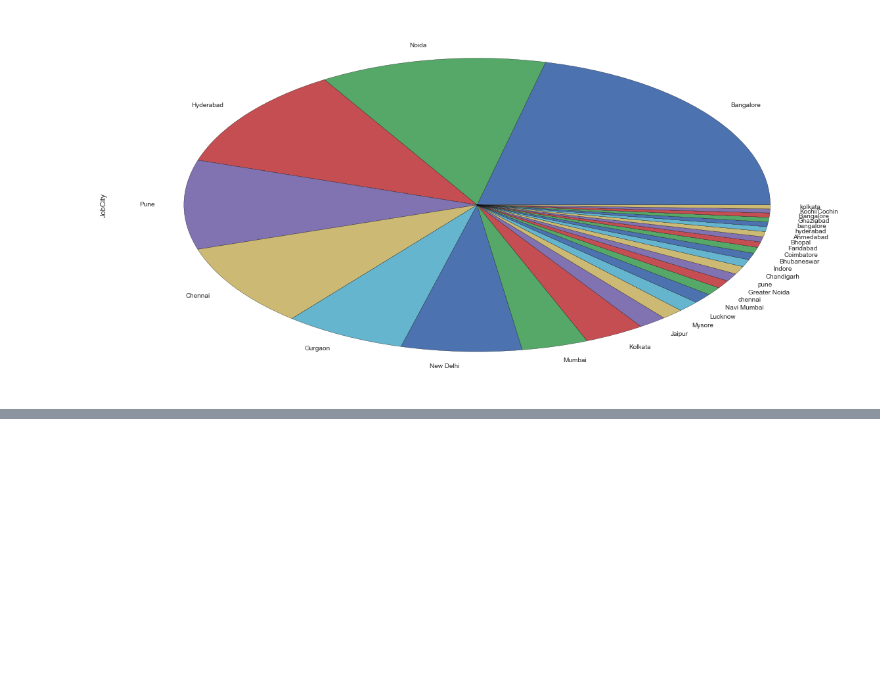
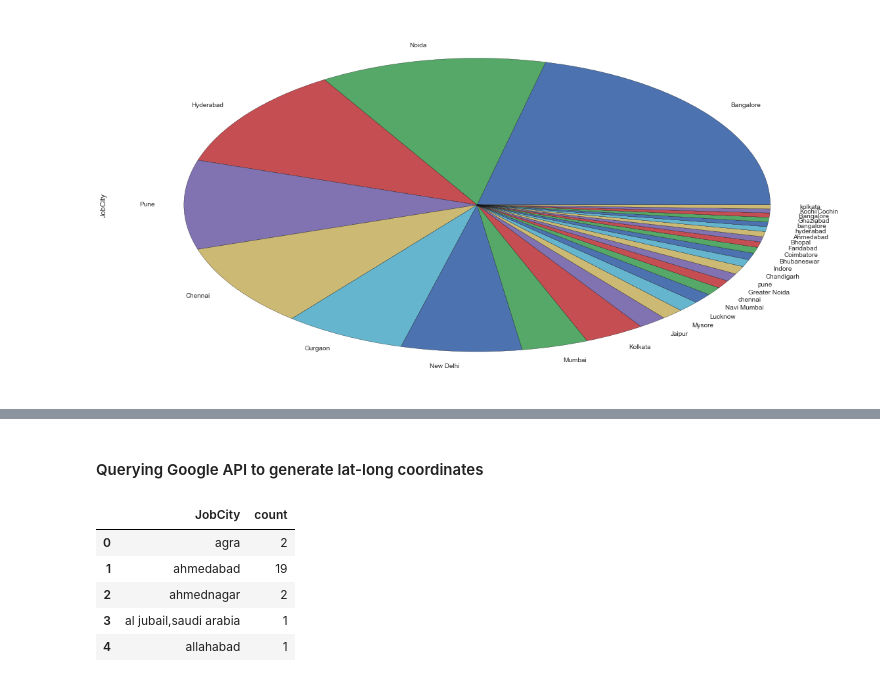
Before and after one commit to TeamExtrapolate/extrapolate, a Jupyter notebook: Analysis/IKDD Dataset/Check.ipynb, the cells around one changed output, grey strips where cells are left out. Saved outputs shown, nothing was run; the diff lists cells and outputs as text; code cells hidden in the pictures; blank space fills up the shorter version.

```diff
--- a/Analysis/IKDD Dataset/Check.ipynb
+++ b/Analysis/IKDD Dataset/Check.ipynb
@@ -194,0 +199,41 @@ job_cities.plot(kind='pie')
+# %%
+data.JobCity = data.JobCity.str.replace('banglore','bangalore')
+data.JobCity = data.JobCity.str.replace('delhi','new delhi')
+data.JobCity = data.JobCity.str.replace('new dehli','new delhi')
+data.JobCity = data.JobCity.str.replace('new delhi/ncr','new delhi')
+data.JobCity = data.JobCity.str.replace('ncr','new delhi')
+data.JobCity = data.JobCity.str.replace('navi mumbai','mumbai')
+data.JobCity = data.JobCity.str.replace('mumbai , hyderabad','mumbai')
+data.JobCity = data.JobCity.str.replace('new new delhi','new delhi')
+data.JobCity = data.JobCity.str.replace('asifabadbangalore','bangalore')
+data.JobCity = data.JobCity.str.replace('bengaluru','bangalore')
+data.JobCity = data.JobCity.str.replace('greater noida','noida')
+data.JobCity = data.JobCity.str.replace('nouda','noida')
+data.JobCity = data.JobCity.str.replace('banagalore','bangalore')
+data.JobCity = data.JobCity.str.replace('banaglore','bangalore')
+data.JobCity = data.JobCity.str.replace('a-64,sec-64,noida','noida')
+data.JobCity = data.JobCity.str.replace('technopark, trivandrum','trivandrum')
+data.JobCity = data.JobCity.str.replace('vizag','visakhapatnam')
+data.JobCity = data.JobCity.str.replace('vsakhapttnam','visakhapatnam')
+data.JobCity = data.JobCity.str.replace('thiruvananthapuram','trivandrum')
+data.JobCity = data.JobCity.str.replace('ambala city','ambala')
+data.JobCity = data.JobCity.str.replace('kudankulam ,tarapur','kundankulam')
+data.JobCity = data.JobCity.str.replace('gaziabaad','ghaziabad')
+data.JobCity = data.JobCity.str.replace('gajiabaad','ghaziabad')
+data.JobCity = data.JobCity.str.replace('bhubaneswar','bhubaneshwar')
+data.JobCity = data.JobCity.str.replace('bhubneshwar','bhubaneshwar')
+data.JobCity = data.JobCity.str.replace('guragaon','gurgaon')
+data.JobCity = data.JobCity.str.replace('gurgoan','gurgaon')
+data.JobCity = data.JobCity.str.replace('kolkata`','kolkata')
+data.JobCity = data.JobCity.str.replace('sonepat','sonipat')
+data.JobCity = data.JobCity.str.replace('baroda','vadodara')
+data.JobCity = data.JobCity.str.replace('hderabad','hyderabad')
+data.JobCity = data.JobCity.str.replace('pondi','pondy')
+data.JobCity = data.JobCity.str.replace('punchkula','panchkula')
+data.JobCity = data.JobCity.str.replace('muzzafarpur','muzaffarpur')
+data.JobCity = data.JobCity.str.replace('kochi/cochin, chennai and coimbatore','kochi/cochin')
+data.JobCity = data.JobCity.str.replace('nasikcity','nashik')
+data.JobCity = data.JobCity.str.replace('sahibabad','shahibabad')
+data.JobCity = data.JobCity.str.replace('punr','pune')
+data.JobCity = data.JobCity.str.replace('tirupati','tirupathi')
+data.JobCity = data.JobCity.str.replace('sadulpur,rajgarh,distt-churu,rajasthan','sadulpur')
@@ -194,0 +260,2 @@ job_cities.plot(kind='pie')
+# %% [markdown]
+#### Querying Google API to generate lat-long coordinates
@@ -194,0 +290,10 @@ job_cities.plot(kind='pie')
+# %%
+city_geo = pd.DataFrame({'count': data.groupby('JobCity', as_index=False).size()}).reset_index()
+city_geo.head()
+# %% [output]
+|  | JobCity | count |
+| 0 | agra | 2 |
+| 1 | ahmedabad | 19 |
+| 2 | ahmednagar | 2 |
+| 3 | al jubail,saudi arabia | 1 |
+| 4 | allahabad | 1 |
```
Also changed, not shown: parts of 10 cells of this notebook, 1 other file.
